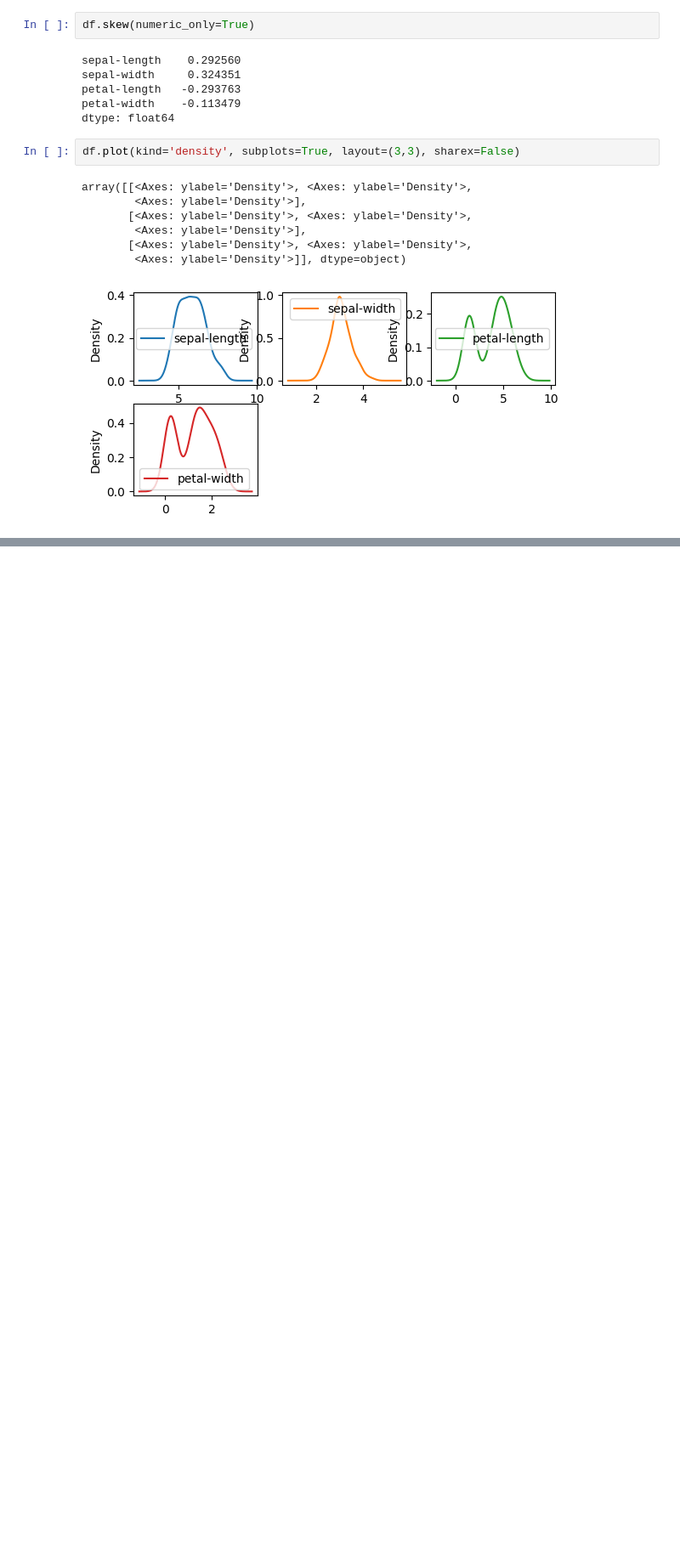
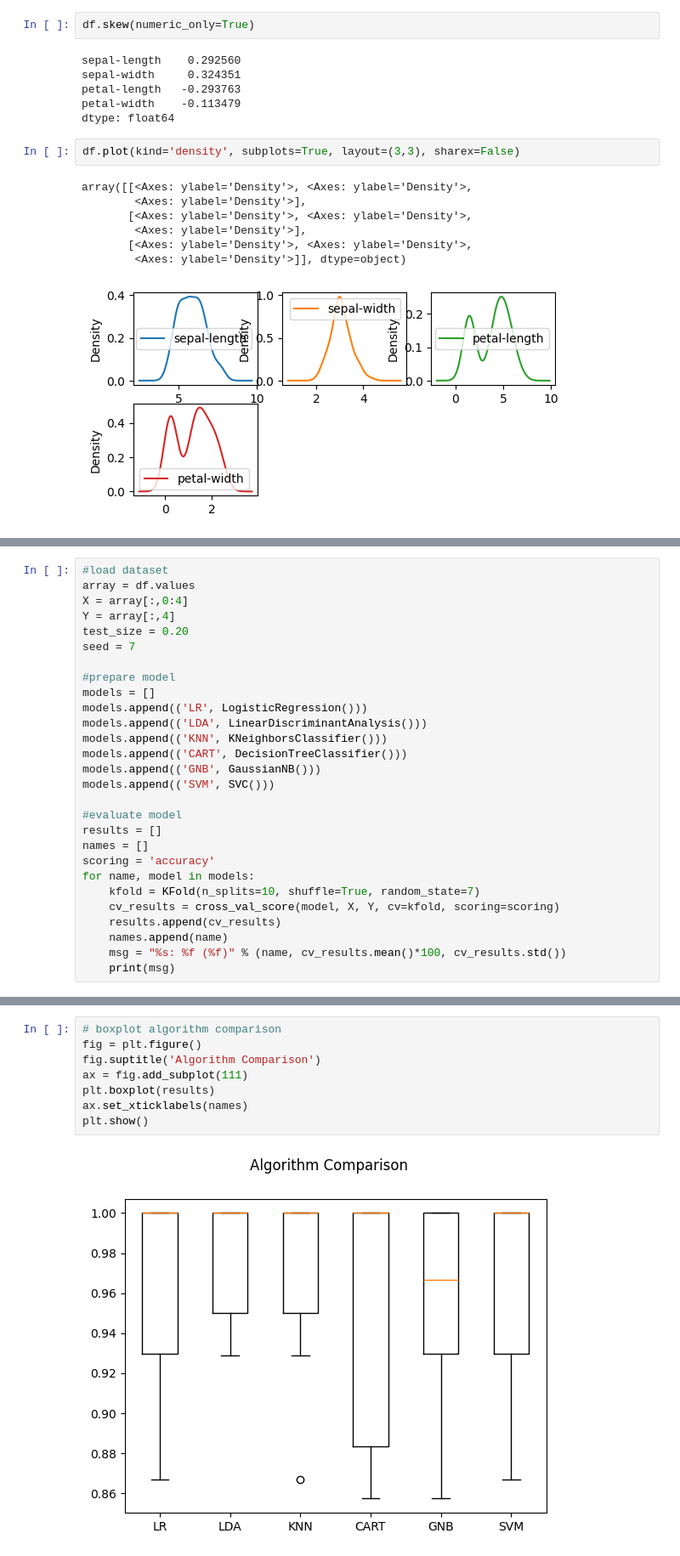
Before and after one commit to adeakinwe/ML_Mastery, a Jupyter notebook: iris_ml.ipynb, the cells around one changed output, grey strips where cells are left out. Shown at 85% size. Cells and saved outputs as stored; diff of their text form; blank space fills up the shorter version.

```diff
--- a/iris_ml.ipynb
+++ b/iris_ml.ipynb
@@ -135,0 +147,28 @@ array([[<Axes: ylabel='Density'>, <Axes: ylabel='Density'>,
+# %%
+#load dataset
+array = df.values
+X = array[:,0:4]
+Y = array[:,4]
+test_size = 0.20
+seed = 7
+
+#prepare model
+models = []
+models.append(('LR', LogisticRegression()))
+models.append(('LDA', LinearDiscriminantAnalysis()))
+models.append(('KNN', KNeighborsClassifier()))
+models.append(('CART', DecisionTreeClassifier()))
+models.append(('GNB', GaussianNB()))
+models.append(('SVM', SVC()))
+
+#evaluate model
+results = []
+names = []
+scoring = 'accuracy'
+for name, model in models:
+    kfold = KFold(n_splits=10, shuffle=True, random_state=7)
+    cv_results = cross_val_score(model, X, Y, cv=kfold, scoring=scoring)
+    results.append(cv_results)
+    names.append(name)
+    msg = "%s: %f (%f)" % (name, cv_results.mean()*100, cv_results.std())
+    print(msg)
@@ -135,0 +196,10 @@ array([[<Axes: ylabel='Density'>, <Axes: ylabel='Density'>,
+# %%
+# boxplot algorithm comparison
+fig = plt.figure()
+fig.suptitle('Algorithm Comparison')
+ax = fig.add_subplot(111)
+plt.boxplot(results)
+ax.set_xticklabels(names)
+plt.show()
+# %% [output]
+[figure, added]
```
Also changed, not shown: parts of 4 cells of this notebook.
